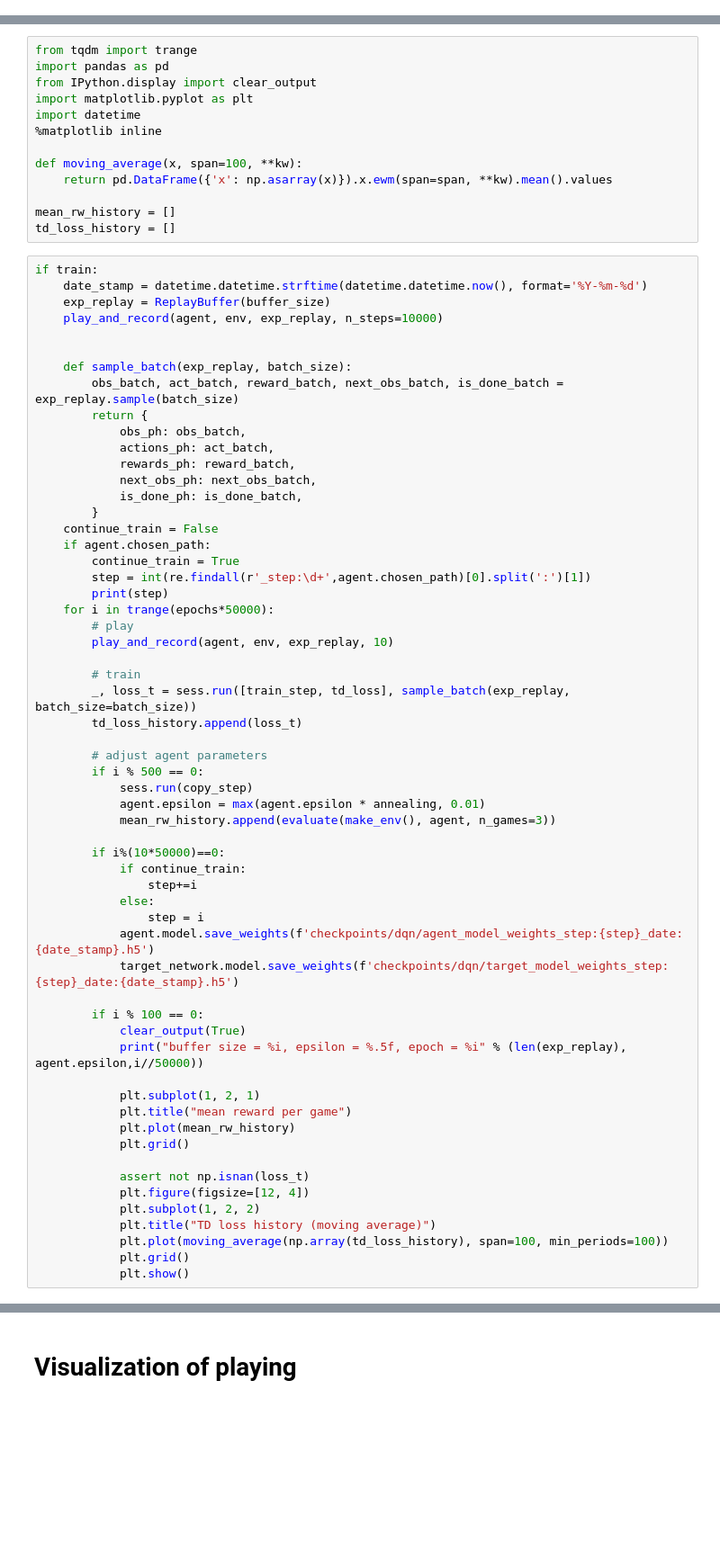
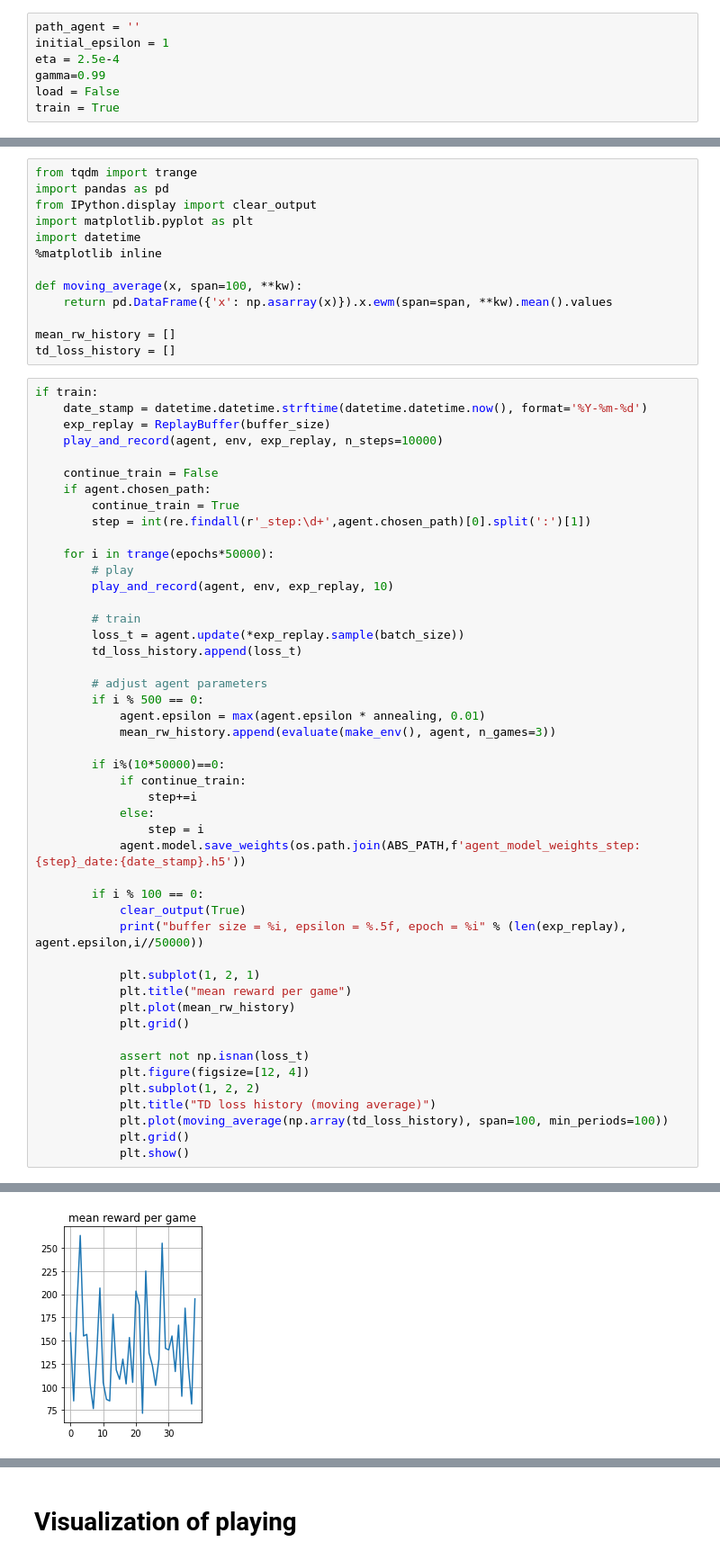
Before and after one commit to HikkaV/RL-drafts, a Jupyter notebook: dqn_agents/dqn_atari.ipynb, the cells around one changed output, grey strips where cells are left out. Shown: that part at 90% size. Drawn from its saved outputs; the diff is of its cells as text; blank space fills up the shorter version.

```diff
--- a/dqn_agents/dqn_atari.ipynb
+++ b/dqn_agents/dqn_atari.ipynb
@@ -74,3 +98,10 @@ sess = tf.InteractiveSession()
+# %%
+path_agent = ''
+initial_epsilon = 1
+eta = 2.5e-4
+gamma=0.99
+load = False
+train = True
 # %%
 from tensorflow.keras.layers import Conv2D, Dense, Flatten, Input
 from tensorflow.keras.models import Model
@@ -257,32 +277,21 @@ if train:
     exp_replay = ReplayBuffer(buffer_size)
     play_and_record(agent, env, exp_replay, n_steps=10000)
 
-
-    def sample_batch(exp_replay, batch_size):
-        obs_batch, act_batch, reward_batch, next_obs_batch, is_done_batch = exp_replay.sample(batch_size)
-        return {
-            obs_ph: obs_batch,
-            actions_ph: act_batch,
-            rewards_ph: reward_batch,
-            next_obs_ph: next_obs_batch,
-            is_done_ph: is_done_batch,
-        }
     continue_train = False
     if agent.chosen_path:
         continue_train = True
         step = int(re.findall(r'_step:\d+',agent.chosen_path)[0].split(':')[1])
-        print(step)
+
     for i in trange(epochs*50000):
         # play
         play_and_record(agent, env, exp_replay, 10)
 
         # train
-        _, loss_t = sess.run([train_step, td_loss], sample_batch(exp_replay, batch_size=batch_size))
+        loss_t = agent.update(*exp_replay.sample(batch_size))
         td_loss_history.append(loss_t)
 
         # adjust agent parameters
         if i % 500 == 0:
-            sess.run(copy_step)
             agent.epsilon = max(agent.epsilon * annealing, 0.01)
             mean_rw_history.append(evaluate(make_env(), agent, n_games=3))
 
@@ -291,8 +300,7 @@ if train:
                 step+=i
             else:
                 step = i
-            agent.model.save_weights(f'checkpoints/dqn/agent_model_weights_step:{step}_date:{date_stamp}.h5')
-            target_network.model.save_weights(f'checkpoints/dqn/target_model_weights_step:{step}_date:{date_stamp}.h5')
+            agent.model.save_weights(os.path.join(ABS_PATH,f'agent_model_weights_step:{step}_date:{date_stamp}.h5'))
 
         if i % 100 == 0:
             clear_output(True)
@@ -310,3 +318,4 @@ if train:
             plt.plot(moving_average(np.array(td_loss_history), span=100, min_periods=100))
             plt.grid()
             plt.show()
+# %% [output]
@@ -312,0 +323 @@ if train:
+[figure, added]
```
Also changed, not shown: parts of 29 cells of this notebook, 4 other files.
